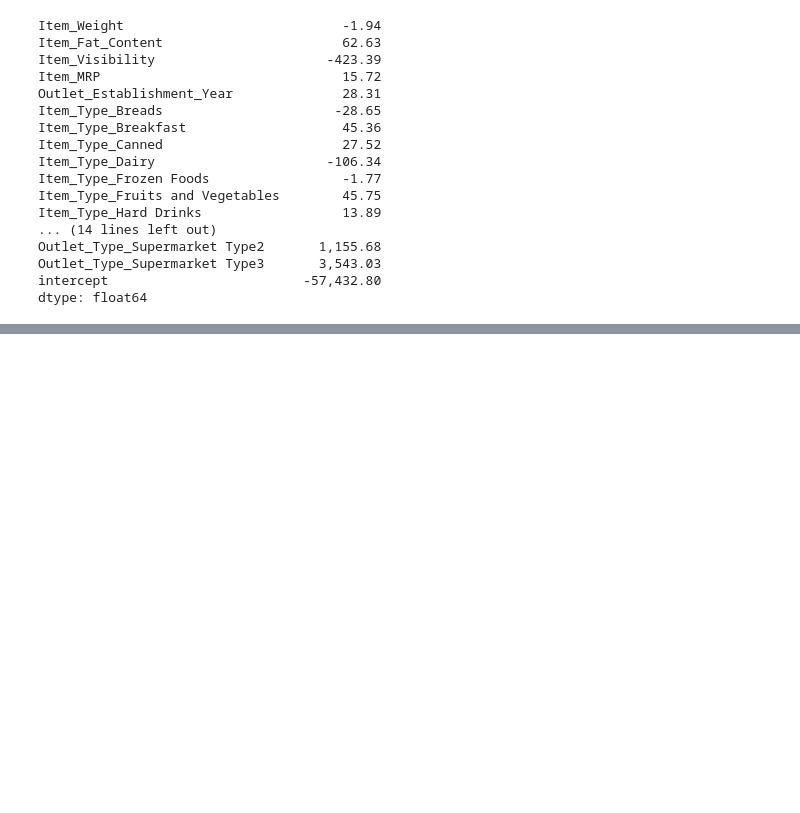
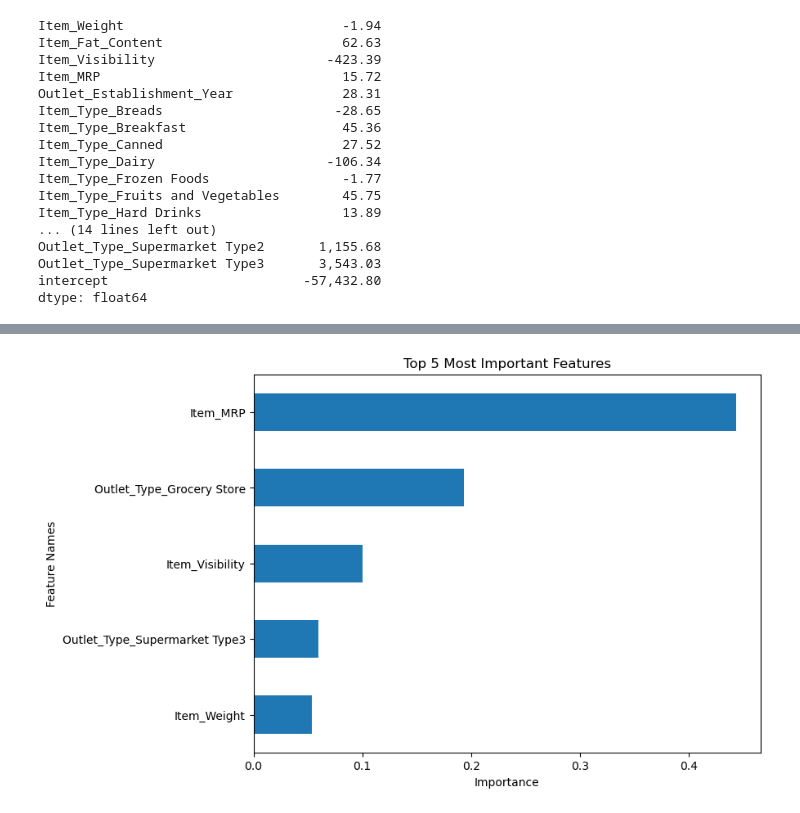
Before and after one commit to sharclark/Project-1-Revisited.ipynb, a Jupyter notebook: Project 1 Revisited.ipynb, the cells around one changed output, grey strips where cells are left out. Cells and saved outputs as stored; diff of their text form; code cells hidden in the pictures; blank space fills up the shorter version.

```diff
--- a/Project 1 Revisited.ipynb
+++ b/Project 1 Revisited.ipynb
@@ -65,3 +130,21 @@ def get_coeffs_linreg(lin_reg, feature_names = None, sort=True,ascending=True,
+# %%
+def plot_importance(importances, top_n=None,  figsize=(8,6)):
+    # sorting with asc=false for correct order of bars
+    if top_n==None:
+        ## sort all features and set title
+        plot_vals = importances.sort_values()
+        title = "All Features - Ranked by Importance"
+    else:
+        ## sort features and keep top_n and set title
+        plot_vals = importances.sort_values().tail(top_n)
+        title = f"Top {top_n} Most Important Features"
+    ## plotting top N importances
+    ax = plot_vals.plot(kind='barh', figsize=figsize)
+    ax.set(xlabel='Importance',
+            ylabel='Feature Names',
+            title=title)
+    ## return ax in case want to continue to update/modify figure
+    return ax
 # %% [markdown]
 # Load and Clean Data
 # %%
@@ -764,0 +852,6 @@ NameError: name 'plot_coeffs' is not defined
+# %%
+from sklearn.ensemble import RandomForestRegressor
+
+ranfor = RandomForestRegressor()
+ranfor.fit(X_train_df,y_train)
+evaluate_regression(ranfor, X_train_df, y_train, X_test_df, y_test)
@@ -764,0 +883,3 @@ NameError: name 'plot_coeffs' is not defined
+# %%
+feature_names_ranfor = ranfor.feature_names_in_
+len(feature_names_ranfor)
@@ -764,0 +888,5 @@ NameError: name 'plot_coeffs' is not defined
+# %%
+## Saving the feature importances
+importances = pd.Series(ranfor.feature_importances_, index= feature_names_ranfor,
+                       name='Feature Importance')
+importances
@@ -764,0 +911,4 @@ NameError: name 'plot_coeffs' is not defined
+# %%
+plot_importance(importances, top_n=5);
+# %% [output]
+[figure, added]
```
Also changed, not shown: parts of 20 cells of this notebook, 4 other files.
